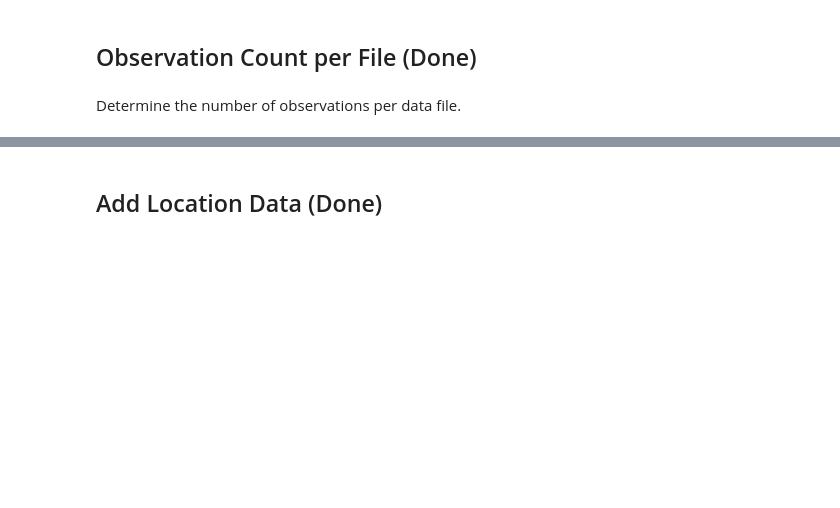
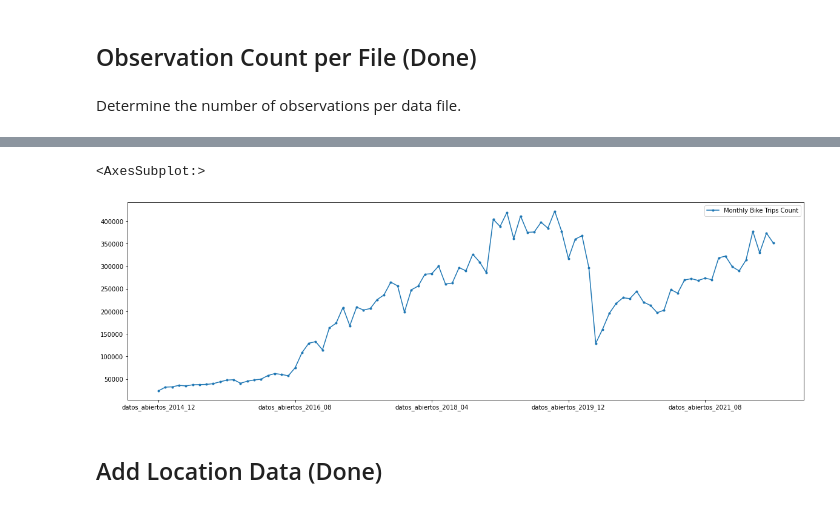
Before and after one commit to cliffordcele/MiBici, a Jupyter notebook: Code/MiBici_DataCleaning.ipynb, the cells around one changed output, grey strips where cells are left out. Cells and saved outputs as stored; diff of their text form; code cells hidden in the pictures; blank space fills up the shorter version.

```diff
--- a/Code/MiBici_DataCleaning.ipynb
+++ b/Code/MiBici_DataCleaning.ipynb
@@ -118,21 +128,2 @@ get_common_columns(files)
 # %% [markdown]
 Change column names and add additional variables to each file
-# %%
-# obtain the csv data file names
-oldPath = "../../BikeSharing/MiBici/BikeTrips/"
-newPath = "../../BikeSharing/MiBici/BikeTrips/CleanData/"
-file_index = 1 # keep track of file count
-
-# Loop through each file, make changes, save in 'CleanData' folder
-for file in files:
-
-    df = pd.read_csv(os.path.join(oldPath, file), encoding='latin-1')     # read in file as dataframe
-
-    df = fix_colNames(df)                  # translate/rename columns
-    df = Create_DateTime(df, file_index)         # Clean Start/End time variables. Create trip duration variable
-    df = Create_StartVariables(df)         # obtain additional info on start_time: hour, weekday, month
-
-    # Make a copy of the new formatted file into the 'CleanDataFolder'
-    df.to_csv(newPath + file)
-
-    file_index = file_index + 1
@@ -169,3 +164,23 @@ def Create_StartVariables(data_frame):
     data_frame['Start_Month']   = data_frame['Start_Time'].apply(lambda x: x.month).astype('category')
 
     return data_frame
+# %%
+# obtain the csv data file names
+oldPath = "../../BikeSharing/MiBici/BikeTrips/"
+newPath = "../../BikeSharing/MiBici/BikeTrips/CleanData/"
+file_index = 1 # keep track of file count
+temp_file_names = [os.path.basename(x) for x in glob.glob(oldPath+'*.csv')]
+
+# Loop through each file, make changes, save in 'CleanData' folder
+for file in temp_file_names:
+
+    df = pd.read_csv(os.path.join(oldPath, file), encoding='latin-1')     # read in file as dataframe
+
+    df = fix_colNames(df)                  # translate/rename columns
+    df = Create_DateTime(df, file_index)         # Clean Start/End time variables. Create trip duration variable
+    df = Create_StartVariables(df)         # obtain additional info on start_time: hour, weekday, month
+
+    # Make a copy of the new formatted file into the 'CleanDataFolder'
+    df.to_csv(newPath + file)
+
+    file_index = file_index + 1
@@ -175,7 +192,7 @@ def Create_StartVariables(data_frame):
 Determine the number of observations per data file.
 # %%
 # obtain the csv data file names
-path = "../../BikeSharing/MiBici/BikeTrips/CleanData"
+path = "../../BikeSharing/MiBici/BikeTrips"
 files = [file for file in os.listdir(path) if file.endswith(".csv")]
 
 # Loop through each file, save as dataframe, and obtain the row count
@@ -192,3 +214,9 @@ print('2019-2021:', output[49:85].sum())
+# %%
+fig, ax = plt.subplots(figsize=(20, 6))
+output[:-1].plot(label="Monthly Bike Trips Count", legend=True, marker='.')   # BLUE LINE
+# %% [output]
+<AxesSubplot:>
+[figure, added]
 # %% [markdown]
 ## Add Location Data (Done)
 # %% [markdown]
```
Also changed, not shown: parts of 11 cells of this notebook, 3 other files.
